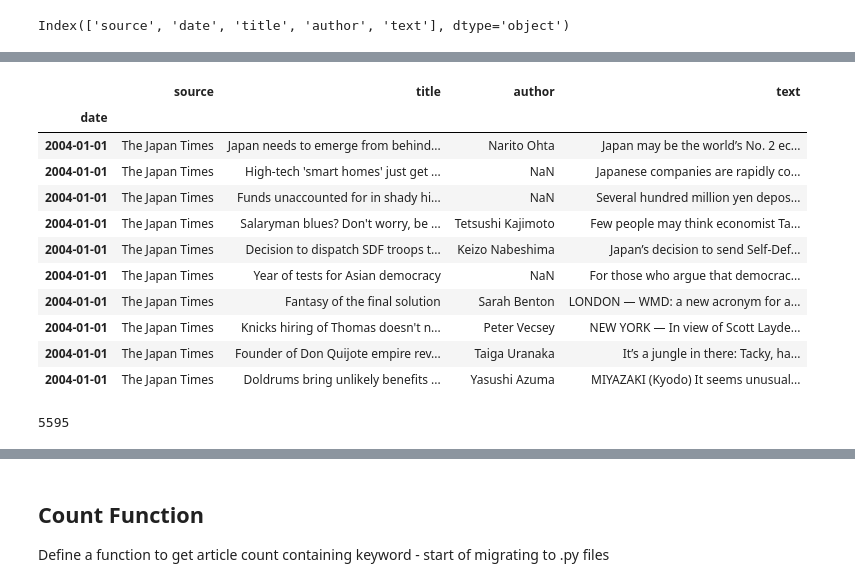
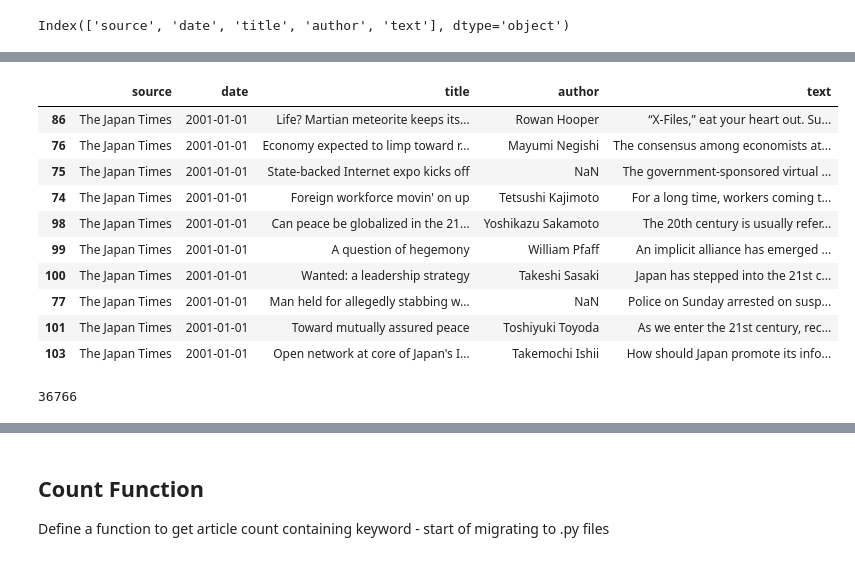
Before and after one commit to ninaudagawa/Media-Politics, a Jupyter notebook: project/notebooks/news_analysis.ipynb, the cells around one changed output, grey strips where cells are left out. Drawn from its saved outputs; the diff is of its cells as text; code cells hidden in the pictures.

```diff
--- a/project/notebooks/news_analysis.ipynb
+++ b/project/notebooks/news_analysis.ipynb
@@ -24,3 +23,14 @@ JPnews_pd.head(10)
 JPnews_pd.columns
 # %% [output]
 Index(['source', 'date', 'title', 'author', 'text'], dtype='object')
+# %%
+# Filter by date
+
+JPnews_pd['date'] = pd.to_datetime(JPnews_pd['date'])
+
+start_date = '2001-01-01'
+end_date = '2021-12-31'
+
+JPnews_pd_filtered = JPnews_pd[JPnews_pd['date'].between(start_date, end_date)]
+
+JPnews_pd_filtered.head(10)
@@ -27,5 +49,5 @@ Index(['source', 'date', 'title', 'author', 'text'], dtype='object')
 # %%
-# Index by date
-JPnews_pd_indexed = JPnews_pd.set_index('date')
-JPnews_pd_indexed.head(10)
+# Sort by date
+JPnews_pd_filtered = JPnews_pd_filtered.sort_values(by='date')
+JPnews_pd_filtered.head(10)
 # %% [output]
@@ -63,23 +65,22 @@ JPnews_pd_indexed.head(10
 # %%
-# Drop na values in text
-JPnews_pd_indexed.dropna(subset=['text'], inplace=True)
-JPnews_pd_indexed.head(10)
+# Drop na values in text and title
+JPnews_pd_filtered = JPnews_pd_filtered.dropna(subset=['title', 'text'])
+JPnews_pd_filtered.head(10)
 # %% [output]
-|  | source | title | author | text |
-| date |  |  |  |  |
-| 2004-01-01 | The Japan Times | Japan needs to emerge from behind... | Narito Ohta | Japan may be the world’s No. 2 ec... |
-| 2004-01-01 | The Japan Times | High-tech 'smart homes' just get ... | NaN | Japanese companies are rapidly co... |
-| 2004-01-01 | The Japan Times | Funds unaccounted for in shady hi... | NaN | Several hundred million yen depos... |
-| 2004-01-01 | The Japan Times | Salaryman blues? Don't worry, be ... | Tetsushi Kajimoto | Few people may think economist Ta... |
-| 2004-01-01 | The Japan Times | Decision to dispatch SDF troops t... | Keizo Nabeshima | Japan’s decision to send Self-Def... |
-| 2004-01-01 | The Japan Times | Year of tests for Asian democracy | NaN | For those who argue that democrac... |
-| 2004-01-01 | The Japan Times | Fantasy of the final solution | Sarah Benton | LONDON — WMD: a new acronym for a... |
-| 2004-01-01 | The Japan Times | Knicks hiring of Thomas doesn't n... | Peter Vecsey | NEW YORK — In view of Scott Layde... |
-| 2004-01-01 | The Japan Times | Founder of Don Quijote empire rev... | Taiga Uranaka | It’s a jungle in there: Tacky, ha... |
-| 2004-01-01 | The Japan Times | Doldrums bring unlikely benefits ... | Yasushi Azuma | MIYAZAKI (Kyodo) It seems unusual... |
+|  | source | date | title | author | text |
+| 86 | The Japan Times | 2001-01-01 | Life? Martian meteorite keeps its... | Rowan Hooper | “X-Files,” eat your heart out. Su... |
+| 76 | The Japan Times | 2001-01-01 | Economy expected to limp toward r... | Mayumi Negishi | The consensus among economists at... |
+| 75 | The Japan Times | 2001-01-01 | State-backed Internet expo kicks off | NaN | The government-sponsored virtual ... |
+| 74 | The Japan Times | 2001-01-01 | Foreign workforce movin' on up | Tetsushi Kajimoto | For a long time, workers coming t... |
+| 98 | The Japan Times | 2001-01-01 | Can peace be globalized in the 21... | Yoshikazu Sakamoto | The 20th century is usually refer... |
+| 99 | The Japan Times | 2001-01-01 | A question of hegemony | William Pfaff | An implicit alliance has emerged ... |
+| 100 | The Japan Times | 2001-01-01 | Wanted: a leadership strategy | Takeshi Sasaki | Japan has stepped into the 21st c... |
+| 77 | The Japan Times | 2001-01-01 | Man held for allegedly stabbing w... | NaN | Police on Sunday arrested on susp... |
+| 101 | The Japan Times | 2001-01-01 | Toward mutually assured peace | Toshiyuki Toyoda | As we enter the 21st century, rec... |
+| 103 | The Japan Times | 2001-01-01 | Open network at core of Japan's I... | Takemochi Ishii | How should Japan promote its info... |
 # %%
 # Count number of total articles
-indexed_numrows = len(JPnews_pd_indexed)
+indexed_numrows = len(JPnews_pd_filtered)
 indexed_numrows
 # %% [output]
-5595
+36766
```
Also changed, not shown: parts of 13 cells of this notebook, 10 other files.
